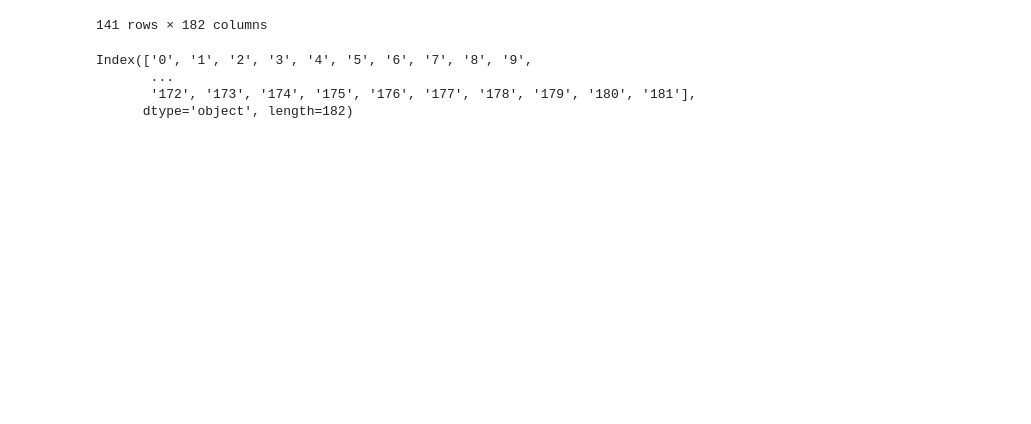
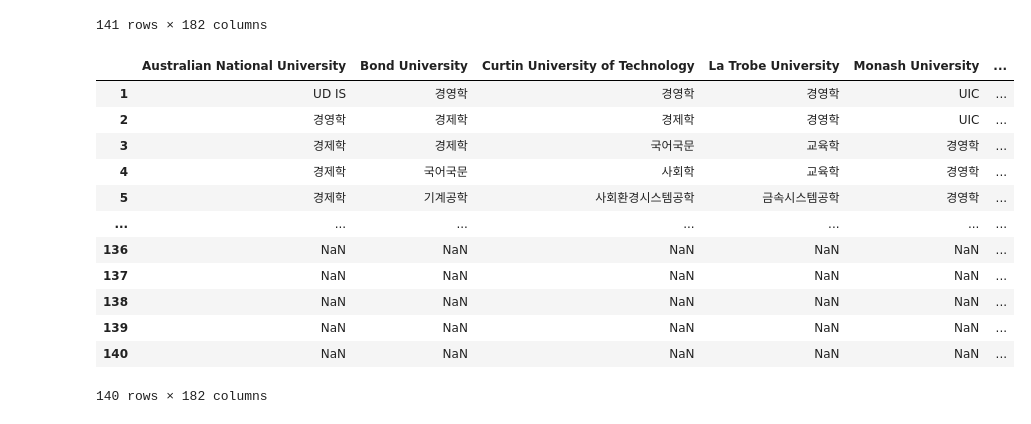
Before and after one commit to snoop2head/yonsei-exchange-program, a Jupyter notebook: _Department_Analysis.ipynb, the cells around one changed output. Saved outputs shown, nothing was run; the diff lists cells and outputs as text; code cells hidden in the pictures; blank space fills up the shorter version.

```diff
--- a/_Department_Analysis.ipynb
+++ b/_Department_Analysis.ipynb
@@ -43,9 +39,4 @@ df
 | 140 | NaN | NaN | NaN | NaN | NaN | NaN | NaN | NaN | NaN | NaN | NaN | ... |
 141 rows × 182 columns
 # %%
-df.columns
+df.columns = df.iloc[0]
-# %% [output]
-Index(['0', '1', '2', '3', '4', '5', '6', '7', '8', '9',
-       ...
-       '172', '173', '174', '175', '176', '177', '178', '179', '180', '181'],
-      dtype='object', length=182)
@@ -52,3 +45,20 @@ Index(['0', '1', '2', '3', '4', '5', '6', '7', '8', '9',
+# %%
+df = df[1:]
+df
+# %% [output]
+|  | Australian National University | Bond University | Curtin University of Technology | La Trobe University | Monash University | ... |
+| 1 | UD IS | 경영학 | 경영학 | 경영학 | UIC | ... |
+| 2 | 경영학 | 경제학 | 경제학 | 경영학 | UIC | ... |
+| 3 | 경제학 | 경제학 | 국어국문 | 교육학 | 경영학 | ... |
+| 4 | 경제학 | 국어국문 | 사회학 | 교육학 | 경영학 | ... |
+| 5 | 경제학 | 기계공학 | 사회환경시스템공학 | 금속시스템공학 | 경영학 | ... |
+| ... | ... | ... | ... | ... | ... | ... |
+| 136 | NaN | NaN | NaN | NaN | NaN | ... |
+| 137 | NaN | NaN | NaN | NaN | NaN | ... |
+| 138 | NaN | NaN | NaN | NaN | NaN | ... |
+| 139 | NaN | NaN | NaN | NaN | NaN | ... |
+| 140 | NaN | NaN | NaN | NaN | NaN | ... |
+140 rows × 182 columns
 # %%
 import numpy as np
 
```
Also changed, not shown: parts of 11 cells of this notebook.
